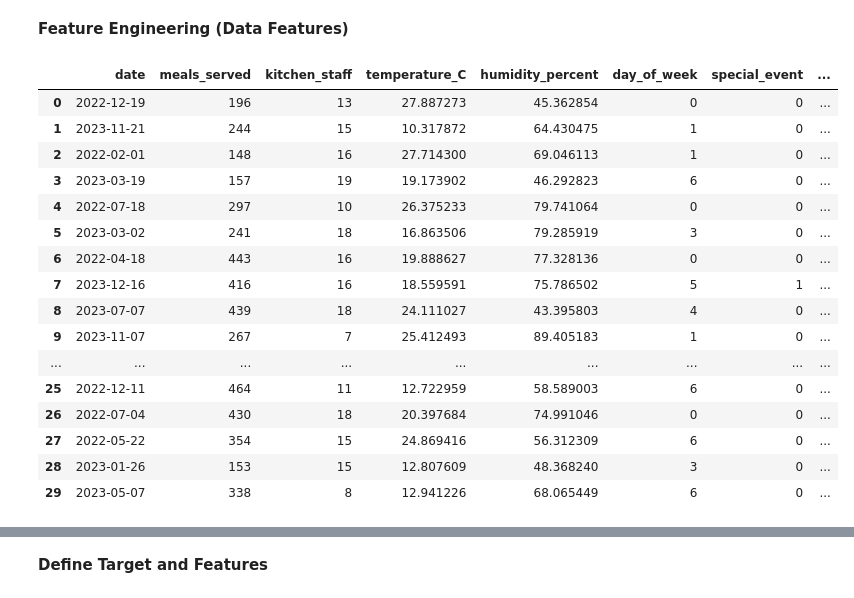
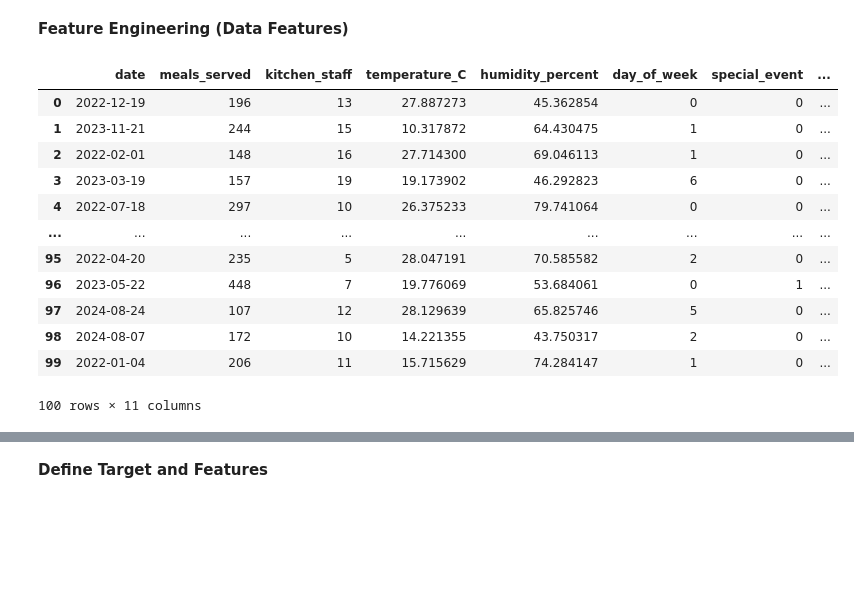
Before and after one commit to mohammednom3n/EcoServe-AI, a Jupyter notebook: notebooks/02-Data_Preprocessing.ipynb, the cells around one changed output, grey strips where cells are left out. Saved outputs shown, nothing was run; the diff lists cells and outputs as text; code cells hidden in the pictures; blank space fills up the shorter version.

```diff
--- a/notebooks/02-Data_Preprocessing.ipynb
+++ b/notebooks/02-Data_Preprocessing.ipynb
@@ -175,7 +176,7 @@ vegetables    176
 grains        176
 Name: count, dtype: int64
 # %%
-df_train['staff_experience'].fillna('Unknown', inplace = True)
+df_train['staff_experience'].fillna('unknown', inplace = True)
 # %% [output]
 The behavior will change in pandas 3.0. This inplace method will never work because the intermediate object on which we are setting values always behaves as a copy.
 
@@ -207,25 +208,21 @@ memory usage: 78.4+ KB
 # %% [markdown]
 **Feature Engineering (Data Features)**
 # %%
-df_train.head()
+df_train.head(100)
 # %% [output]
 |  | date | meals_served | kitchen_staff | temperature_C | humidity_percent | day_of_week | special_event | ... |
 | 0 | 2022-12-19 | 196 | 13 | 27.887273 | 45.362854 | 0 | 0 | ... |
 | 1 | 2023-11-21 | 244 | 15 | 10.317872 | 64.430475 | 1 | 0 | ... |
 | 2 | 2022-02-01 | 148 | 16 | 27.714300 | 69.046113 | 1 | 0 | ... |
 | 3 | 2023-03-19 | 157 | 19 | 19.173902 | 46.292823 | 6 | 0 | ... |
 | 4 | 2022-07-18 | 297 | 10 | 26.375233 | 79.741064 | 0 | 0 | ... |
-| 5 | 2023-03-02 | 241 | 18 | 16.863506 | 79.285919 | 3 | 0 | ... |
-| 6 | 2022-04-18 | 443 | 16 | 19.888627 | 77.328136 | 0 | 0 | ... |
-| 7 | 2023-12-16 | 416 | 16 | 18.559591 | 75.786502 | 5 | 1 | ... |
-| 8 | 2023-07-07 | 439 | 18 | 24.111027 | 43.395803 | 4 | 0 | ... |
-| 9 | 2023-11-07 | 267 | 7 | 25.412493 | 89.405183 | 1 | 0 | ... |
 | ... | ... | ... | ... | ... | ... | ... | ... | ... |
-| 25 | 2022-12-11 | 464 | 11 | 12.722959 | 58.589003 | 6 | 0 | ... |
-| 26 | 2022-07-04 | 430 | 18 | 20.397684 | 74.991046 | 0 | 0 | ... |
-| 27 | 2022-05-22 | 354 | 15 | 24.869416 | 56.312309 | 6 | 0 | ... |
-| 28 | 2023-01-26 | 153 | 15 | 12.807609 | 48.368240 | 3 | 0 | ... |
-| 29 | 2023-05-07 | 338 | 8 | 12.941226 | 68.065449 | 6 | 0 | ... |
+| 95 | 2022-04-20 | 235 | 5 | 28.047191 | 70.585582 | 2 | 0 | ... |
+| 96 | 2023-05-22 | 448 | 7 | 19.776069 | 53.684061 | 0 | 1 | ... |
+| 97 | 2024-08-24 | 107 | 12 | 28.129639 | 65.825746 | 5 | 0 | ... |
+| 98 | 2024-08-07 | 172 | 10 | 14.221355 | 43.750317 | 2 | 0 | ... |
+| 99 | 2022-01-04 | 206 | 11 | 15.715629 | 74.284147 | 1 | 0 | ... |
+100 rows × 11 columns
 # %%
 df_train['date'] = pd.to_datetime(df_train['date'])
 df_train['month'] = df_train['date'].dt.month
```
Also changed, not shown: parts of 5 cells of this notebook, 3 other files.
